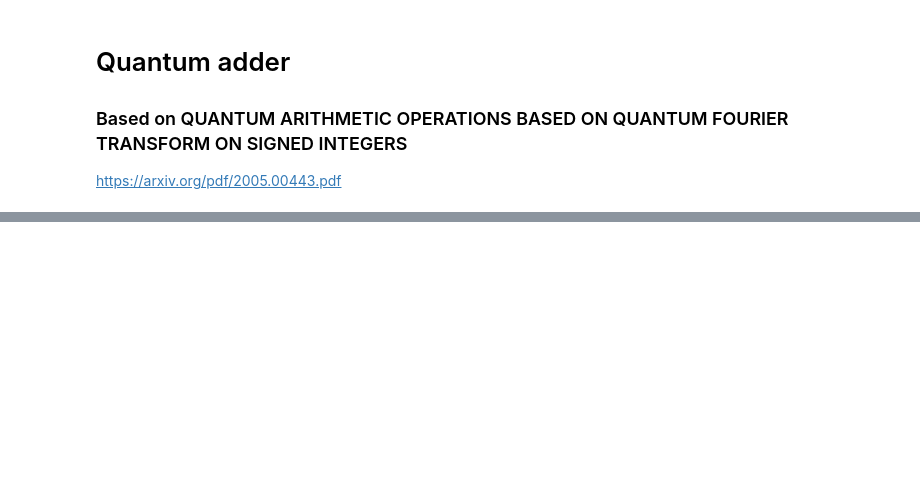
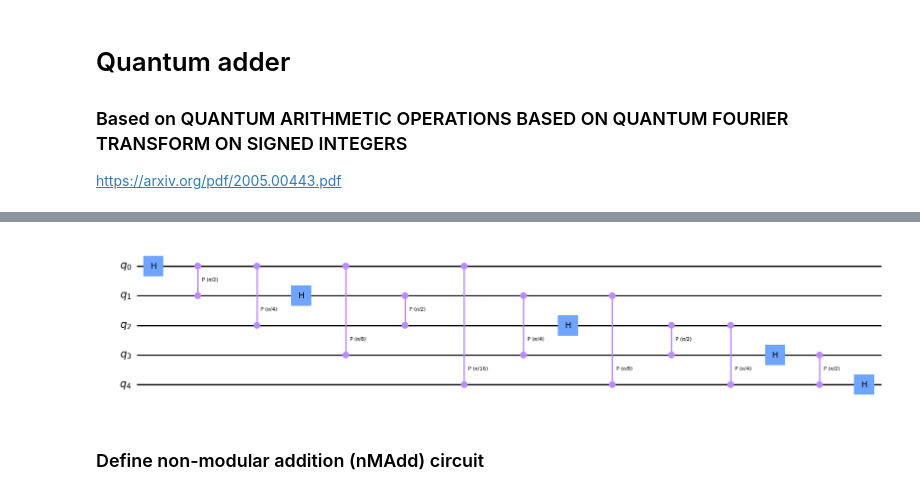
Before and after one commit to benjvmin93/Quantum-Calculator, a Jupyter notebook: quantum-adder.ipynb, the cells around one changed output, grey strips where cells are left out. Saved outputs shown, nothing was run; the diff lists cells and outputs as text; code cells hidden in the pictures; blank space fills up the shorter version.

```diff
--- a/quantum-adder.ipynb
+++ b/quantum-adder.ipynb
@@ -48,0 +54,6 @@ q_4: ─────
+# %%
+qft.draw('mpl')
+# %% [output]
+[figure, added]
+# %% [markdown]
+### Define non-modular addition (nMAdd) circuit
```
Also changed, not shown: parts of 13 cells of this notebook.
